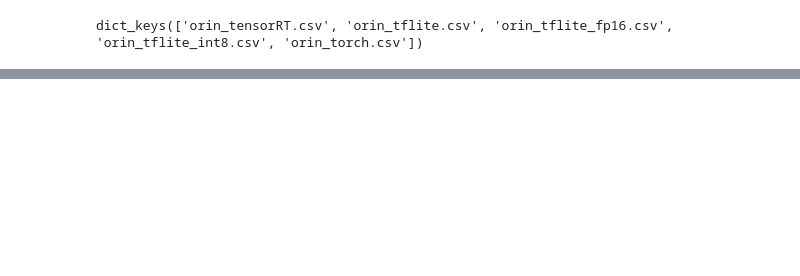
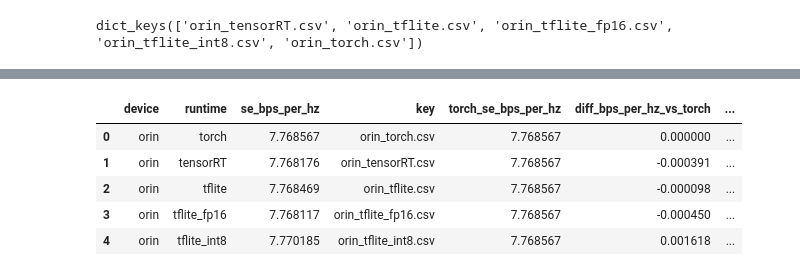
Before and after one commit to Marvic1130/DL-Based-UAV-Positioning-in-Blockage-Aware-Channel-Model, a Jupyter notebook: src/edge_device/results/plot.ipynb, the cells around one changed output, grey strips where cells are left out. Cells and saved outputs as stored; diff of their text form; code cells hidden in the pictures; blank space fills up the shorter version.

```diff
--- a/src/edge_device/results/plot.ipynb
+++ b/src/edge_device/results/plot.ipynb
@@ -209,0 +228,57 @@ results_dic
+# %%
+# Compare each runtime SE against torch baseline (per device)
+runtime_candidates = ['tflite_fp16', 'tflite_int8', 'tensorRT', 'tflite', 'torch']
+
+def split_device_runtime(key):
+    stem = key[:-4] if key.endswith('.csv') else key
+    for rt in runtime_candidates:
+        suffix = f'_{rt}'
+        if stem.endswith(suffix):
+            return stem[:-len(suffix)], rt
+        if stem == rt:
+            return 'default', rt
+    return 'unknown', stem
+
+def to_float_scalar(x):
+    if isinstance(x, (int, float)):
+        return float(x)
+    return float(torch.as_tensor(x).flatten()[0].item())
+
+rows = []
+for key, value in results_dic.items():
+    device, runtime = split_device_runtime(key)
+    rows.append({
+        'device': device,
+        'runtime': runtime,
+        'se_bps_per_hz': to_float_scalar(value),
+        'key': key,
+    })
+
+df_se = pd.DataFrame(rows)
+torch_ref = (
+    df_se[df_se['runtime'] == 'torch'][['device', 'se_bps_per_hz']]
+    .rename(columns={'se_bps_per_hz': 'torch_se_bps_per_hz'})
+)
+
+df_cmp = df_se.merge(torch_ref, on='device', how='left')
+df_cmp['diff_bps_per_hz_vs_torch'] = df_cmp['se_bps_per_hz'] - df_cmp['torch_se_bps_per_hz']
+df_cmp['diff_pct_vs_torch'] = (df_cmp['diff_bps_per_hz_vs_torch'] / df_cmp['torch_se_bps_per_hz']) * 100
+df_cmp['abs_diff_bps_per_hz_vs_torch'] = df_cmp['diff_bps_per_hz_vs_torch'].abs()
+df_cmp['abs_diff_pct_vs_torch'] = df_cmp['diff_pct_vs_torch'].abs()
+
+runtime_order = ['torch', 'tensorRT', 'tflite', 'tflite_fp16', 'tflite_int8']
+df_cmp['runtime'] = pd.Categorical(df_cmp['runtime'], categories=runtime_order, ordered=True)
+df_cmp = df_cmp.sort_values(['device', 'runtime']).reset_index(drop=True)
+
+missing_torch_devices = sorted(df_cmp[df_cmp['torch_se_bps_per_hz'].isna()]['device'].unique())
+if missing_torch_devices:
+    print(f'No torch baseline found for devices: {missing_torch_devices}')
+
+df_cmp.round(6)
+# %% [output]
+|  | device | runtime | se_bps_per_hz | key | torch_se_bps_per_hz | diff_bps_per_hz_vs_torch | ... |
+| 0 | orin | torch | 7.768567 | orin_torch.csv | 7.768567 | 0.000000 | ... |
+| 1 | orin | tensorRT | 7.768176 | orin_tensorRT.csv | 7.768567 | -0.000391 | ... |
+| 2 | orin | tflite | 7.768469 | orin_tflite.csv | 7.768567 | -0.000098 | ... |
+| 3 | orin | tflite_fp16 | 7.768117 | orin_tflite_fp16.csv | 7.768567 | -0.000450 | ... |
+| 4 | orin | tflite_int8 | 7.770185 | orin_tflite_int8.csv | 7.768567 | 0.001618 | ... |
```
Also changed, not shown: parts of 9 cells of this notebook.
